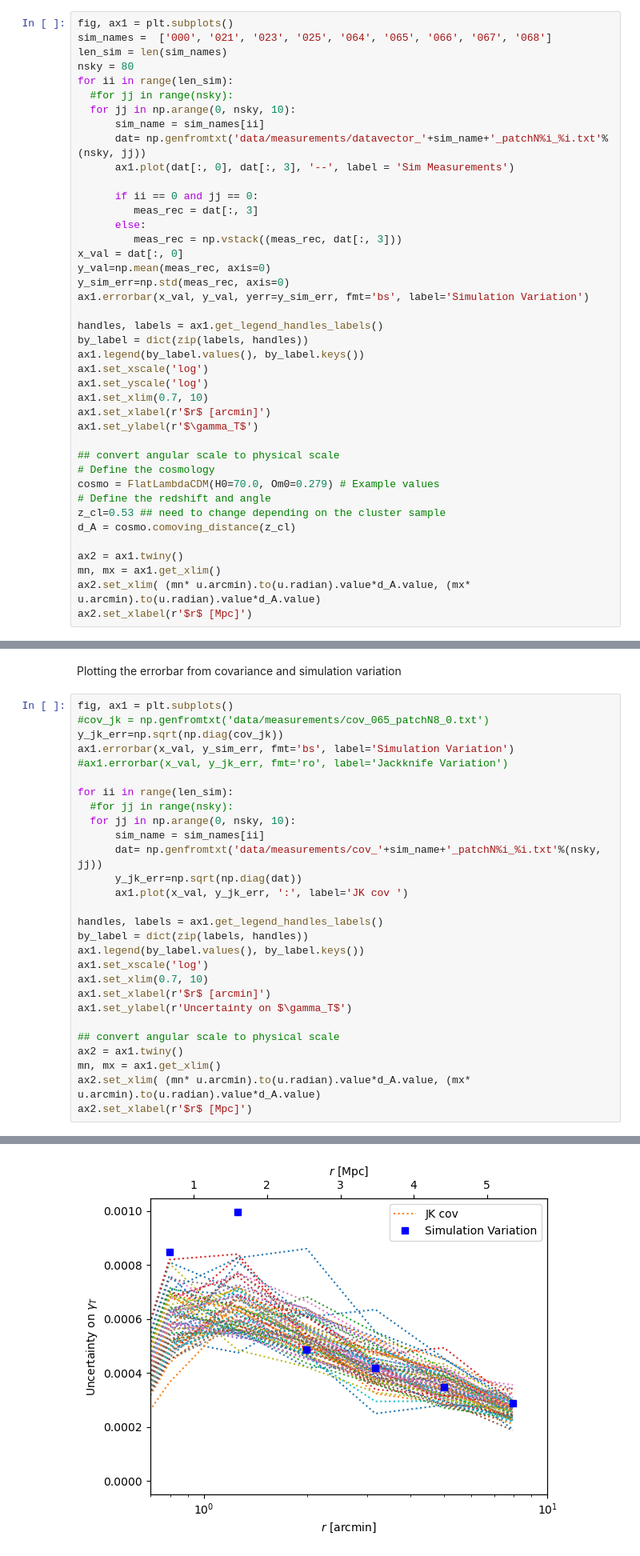
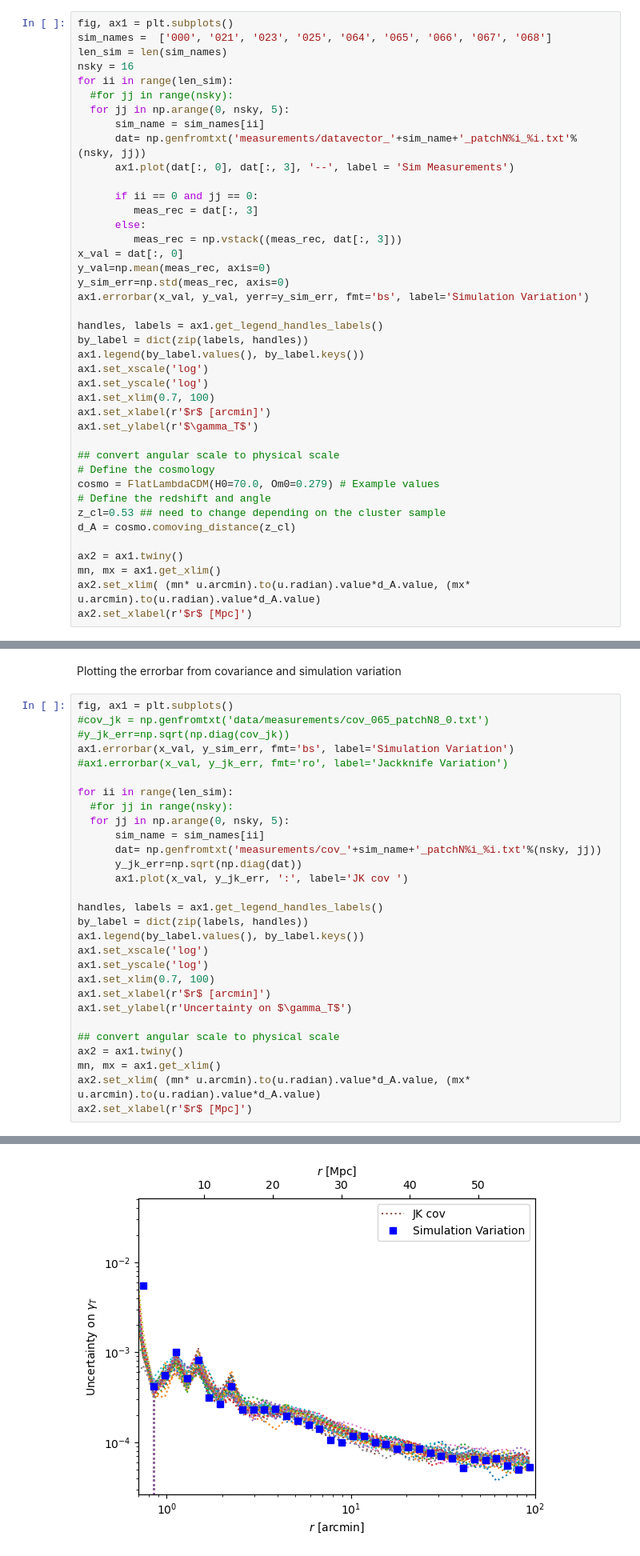
Before and after one commit to LSSTDESC/CL_JKcovariance_testing, a Jupyter notebook: takahashi_analysis/Covariance_plotting_Comparison.ipynb, the cells around one changed output, grey strips where cells are left out. Shown at 80% size. Drawn from its saved outputs; the diff is of its cells as text.

```diff
--- a/takahashi_analysis/Covariance_plotting_Comparison.ipynb
+++ b/takahashi_analysis/Covariance_plotting_Comparison.ipynb
@@ -17,12 +15,12 @@ Plot measurements
 fig, ax1 = plt.subplots()
 sim_names =  ['000', '021', '023', '025', '064', '065', '066', '067', '068']
 len_sim = len(sim_names)
-nsky = 80
+nsky = 16
 for ii in range(len_sim):
   #for jj in range(nsky):
-  for jj in np.arange(0, nsky, 10):
+  for jj in np.arange(0, nsky, 5):
       sim_name = sim_names[ii]
-      dat= np.genfromtxt('data/measurements/datavector_'+sim_name+'_patchN%i_%i.txt'%(nsky, jj))
+      dat= np.genfromtxt('measurements/datavector_'+sim_name+'_patchN%i_%i.txt'%(nsky, jj))
       ax1.plot(dat[:, 0], dat[:, 3], '--', label = 'Sim Measurements')
 
       if ii == 0 and jj == 0:
@@ -39,7 +37,7 @@ by_label = dict(zip(labels, handles))
 ax1.legend(by_label.values(), by_label.keys())
 ax1.set_xscale('log')
 ax1.set_yscale('log')
-ax1.set_xlim(0.7, 10)
+ax1.set_xlim(0.7, 100)
 ax1.set_xlabel(r'$r$ [arcmin]')
 ax1.set_ylabel(r'$\gamma_T$')
 
@@ -62,31 +60,32 @@ Plotting the errorbar from covariance and simulation variation
 # %%
 fig, ax1 = plt.subplots()
 #cov_jk = np.genfromtxt('data/measurements/cov_065_patchN8_0.txt')
-y_jk_err=np.sqrt(np.diag(cov_jk))
+#y_jk_err=np.sqrt(np.diag(cov_jk))
 ax1.errorbar(x_val, y_sim_err, fmt='bs', label='Simulation Variation')
 #ax1.errorbar(x_val, y_jk_err, fmt='ro', label='Jackknife Variation')
 
 for ii in range(len_sim):
   #for jj in range(nsky):
-  for jj in np.arange(0, nsky, 10):
+  for jj in np.arange(0, nsky, 5):
       sim_name = sim_names[ii]
-      dat= np.genfromtxt('data/measurements/cov_'+sim_name+'_patchN%i_%i.txt'%(nsky, jj))
+      dat= np.genfromtxt('measurements/cov_'+sim_name+'_patchN%i_%i.txt'%(nsky, jj))
       y_jk_err=np.sqrt(np.diag(dat))
       ax1.plot(x_val, y_jk_err, ':', label='JK cov ')
 
 handles, labels = ax1.get_legend_handles_labels()
 by_label = dict(zip(labels, handles))
 ax1.legend(by_label.values(), by_label.keys())
 ax1.set_xscale('log')
-ax1.set_xlim(0.7, 10)
+ax1.set_yscale('log')
+ax1.set_xlim(0.7, 100)
 ax1.set_xlabel(r'$r$ [arcmin]')
 ax1.set_ylabel(r'Uncertainty on $\gamma_T$')
 
 ## convert angular scale to physical scale
 ax2 = ax1.twiny()
 mn, mx = ax1.get_xlim()
 ax2.set_xlim( (mn* u.arcmin).to(u.radian).value*d_A.value, (mx* u.arcmin).to(u.radian).value*d_A.value)
 ax2.set_xlabel(r'$r$ [Mpc]')
 # %% [output]
 Text(0.5, 0, '$r$ [Mpc]')
-[figure, old version]
+[figure, new version]
```
Also changed, not shown: parts of 2 cells of this notebook, 1 other file.
